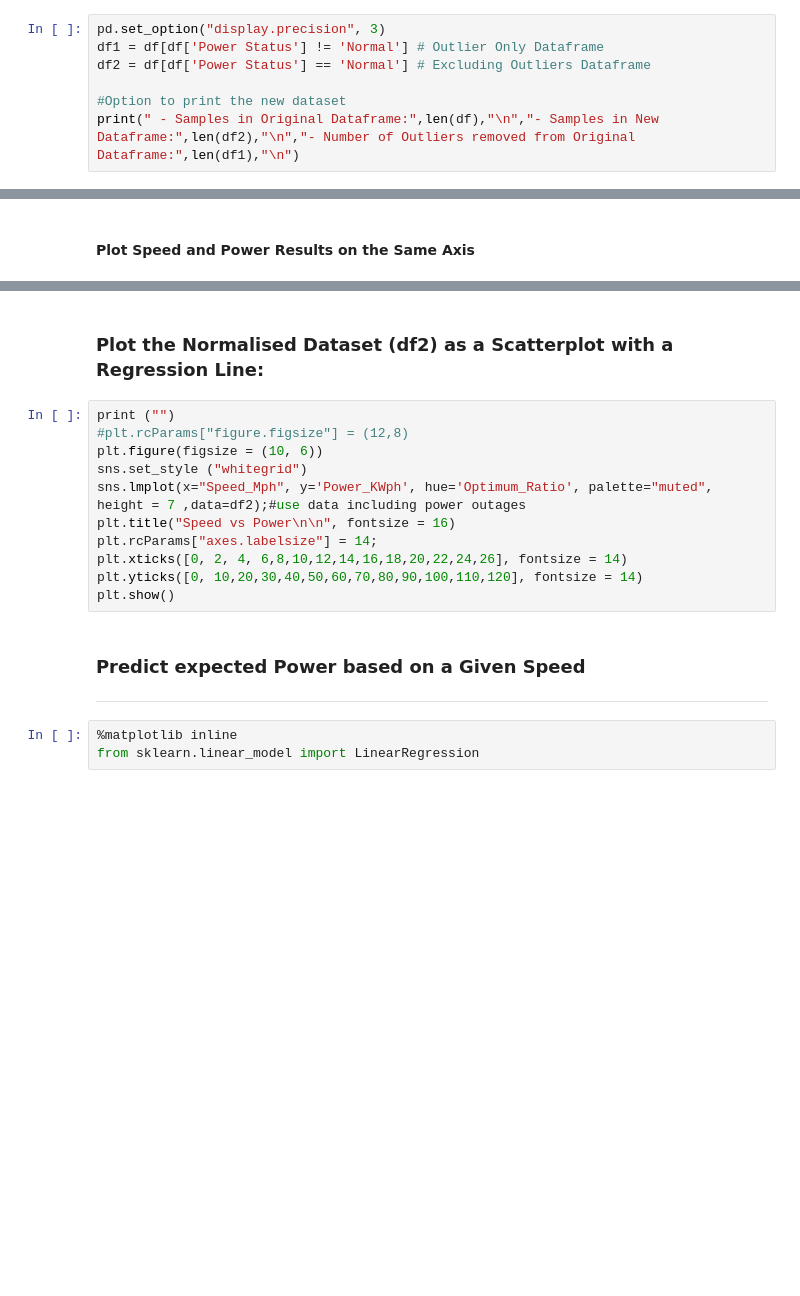
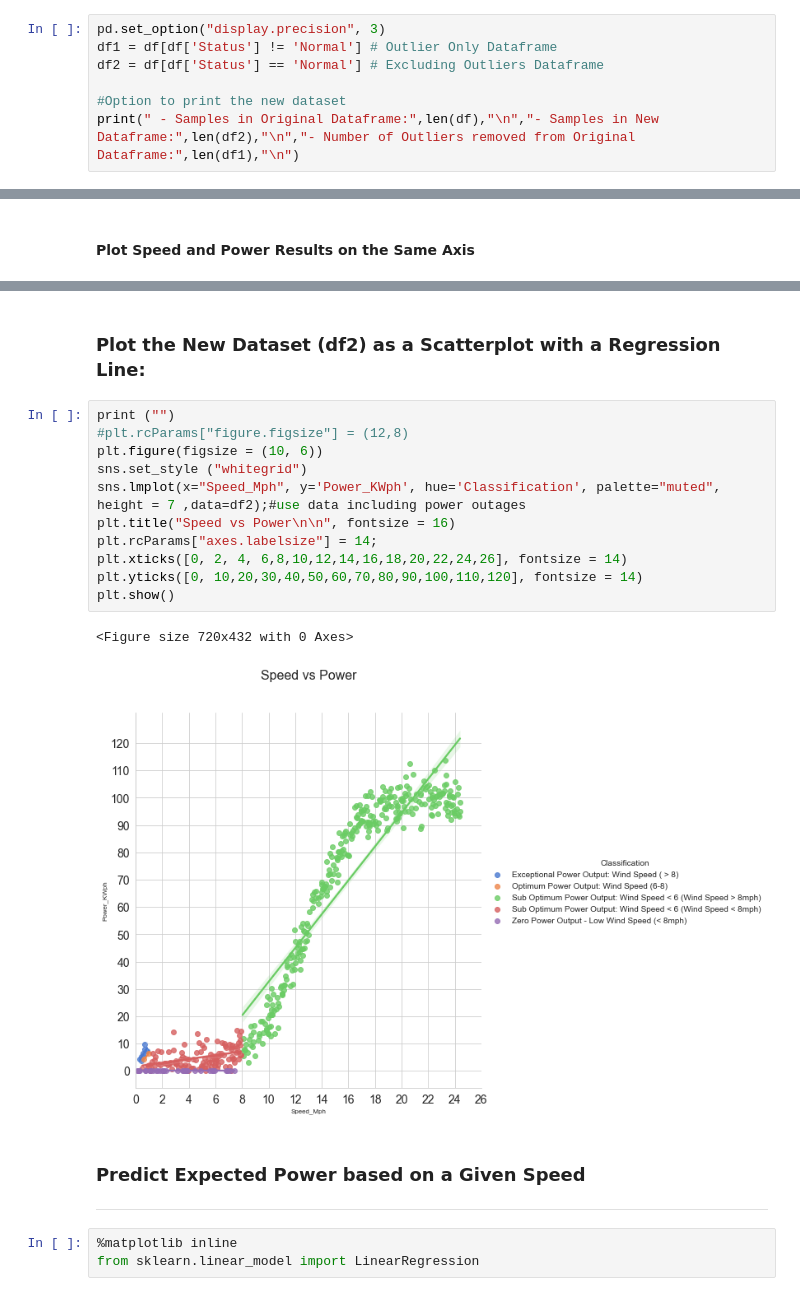
Before and after one commit to Fiona-600/Data-Analytics-2020-Project, a Jupyter notebook: Final Project 2020.ipynb, the cells around one changed output, grey strips where cells are left out. Cells and saved outputs as stored; diff of their text form; blank space fills up the shorter version.

```diff
--- a/Final Project 2020.ipynb
+++ b/Final Project 2020.ipynb
@@ -214,8 +201,8 @@ df.sort_values(by=['Speed_Mph'], inplace=True, ascending=True)#Sort the dataset
 #### Create a Subset Dataframe (df2) Excluding Outliers
 # %%
 pd.set_option("display.precision", 3)
-df1 = df[df['Power Status'] != 'Normal'] # Outlier Only Dataframe
-df2 = df[df['Power Status'] == 'Normal'] # Excluding Outliers Dataframe
+df1 = df[df['Status'] != 'Normal'] # Outlier Only Dataframe
+df2 = df[df['Status'] == 'Normal'] # Excluding Outliers Dataframe
 
 #Option to print the new dataset
 print(" - Samples in Original Dataframe:",len(df),"\n","- Samples in New Dataframe:",len(df2),"\n","- Number of Outliers removed from Original Dataframe:",len(df1),"\n")
@@ -307,18 +323,21 @@ plt.show()
 # %% [markdown]
-### Plot the Normalised Dataset (df2) as a Scatterplot with a Regression Line:
+### Plot the New Dataset (df2) as a Scatterplot with a Regression Line:
 # %%
 print ("")
 #plt.rcParams["figure.figsize"] = (12,8)
 plt.figure(figsize = (10, 6))
 sns.set_style ("whitegrid")
-sns.lmplot(x="Speed_Mph", y='Power_KWph', hue='Optimum_Ratio', palette="muted", height = 7 ,data=df2);#use data including power outages
+sns.lmplot(x="Speed_Mph", y='Power_KWph', hue='Classification', palette="muted", height = 7 ,data=df2);#use data including power outages
 plt.title("Speed vs Power\n\n", fontsize = 16)
 plt.rcParams["axes.labelsize"] = 14;
 plt.xticks([0, 2, 4, 6,8,10,12,14,16,18,20,22,24,26], fontsize = 14)
 plt.yticks([0, 10,20,30,40,50,60,70,80,90,100,110,120], fontsize = 14)
 plt.show()
+# %% [output]
+<Figure size 720x432 with 0 Axes>
+[figure, added]
 # %% [markdown]
-### Predict expected Power based on a Given Speed
+### Predict Expected Power based on a Given Speed
 ***
 # %%
 %matplotlib inline
```
Also changed, not shown: parts of 21 cells of this notebook.
